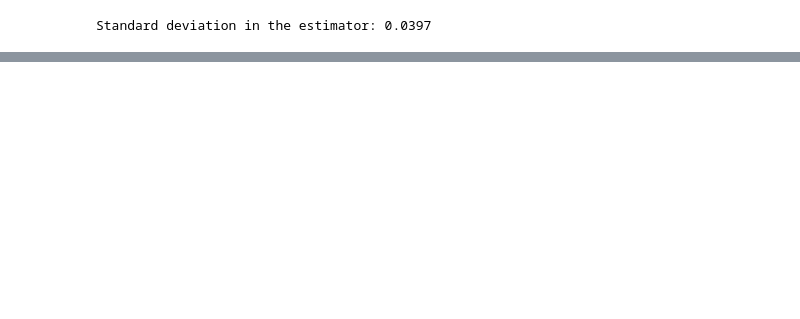
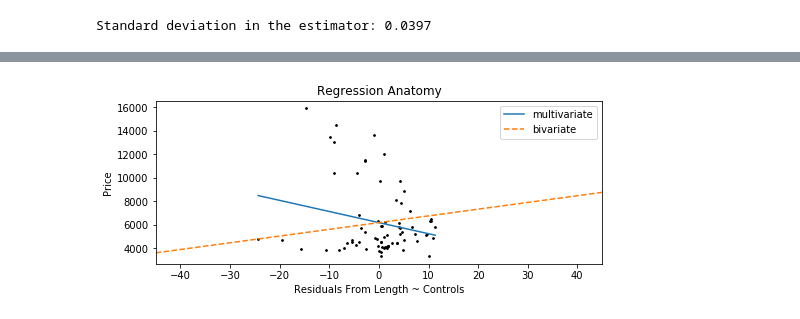
Before and after one commit to alexanderthclark/Causal-Inference-Mixtape, a Jupyter notebook: ProbabilityAndRegressionReview.ipynb, the cells around one changed output, grey strips where cells are left out. Saved outputs shown, nothing was run; the diff lists cells and outputs as text; code cells hidden in the pictures; blank space fills up the shorter version.

```diff
--- a/ProbabilityAndRegressionReview.ipynb
+++ b/ProbabilityAndRegressionReview.ipynb
@@ -196,0 +200,4 @@ Standard deviation in the estimator: 0.0397
+# %%
+url = 'https://github.com/scunning1975/mixtape/raw/master/auto.dta'
+
+df = pd.read_stata(url)
@@ -196,0 +269,27 @@ Standard deviation in the estimator: 0.0397
+# %%
+fig, ax = plt.subplots(figsize = (8,3))
+
+ax.scatter(length_resids, df.price, color = 'black', s = 3)
+
+# Multivariate slope line
+x1 = np.linspace( length_resids.min(), length_resids.max() , 2)
+y1 = results_resid.params['const'] + x1*results_resid.params[0] # price ~ length residuals
+
+# Bivariate slope line
+x2 = np.linspace(-45,45,2)
+intercept = - results1.params['length']*np.mean(length_resids) + df.price.mean() # I think
+y2 = intercept + x2*results1.params['length']
+
+# Add the lines to the plots
+ax.plot(x1, y1, label = 'multivariate')
+ax.plot(x2, y2, linestyle = 'dashed', label = 'bivariate')
+
+# Prettifications
+ax.set_xlim([-45,45])
+ax.set_title("Regression Anatomy")
+ax.set_ylabel("Price")
+ax.set_xlabel("Residuals From Length ~ Controls")
+ax.legend()
+plt.show()
+# %% [output]
+[figure, added]
```
Also changed, not shown: parts of 7 cells of this notebook.
